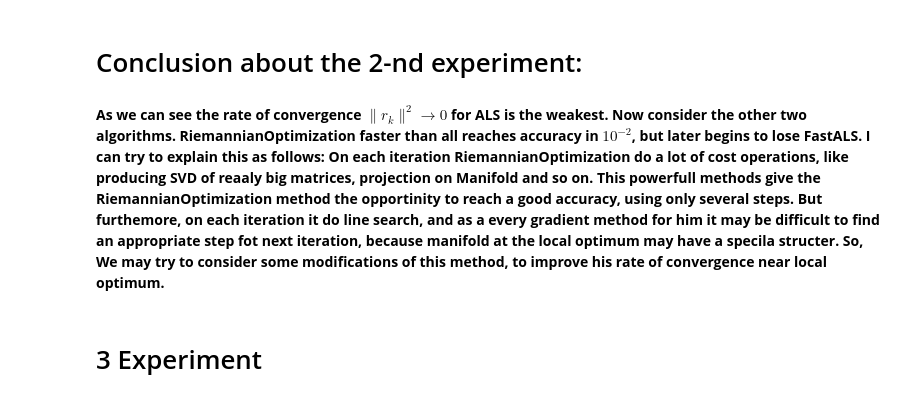
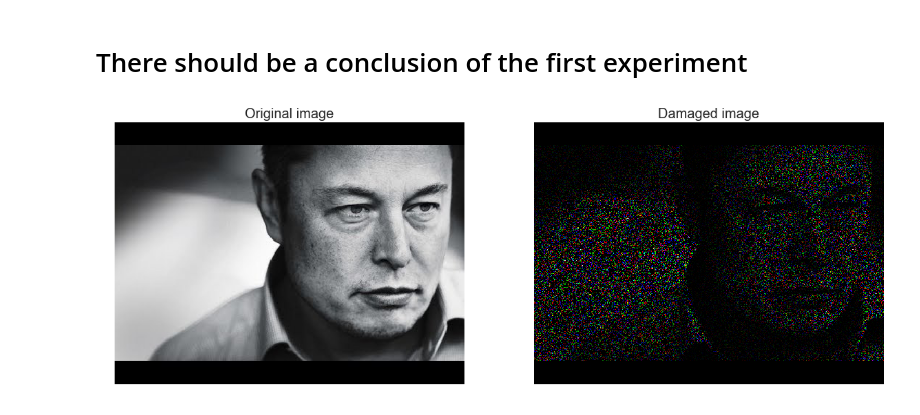
Before and after one commit to svmakarychev/Matrix-Completion, a Jupyter notebook: Experiments.ipynb, the cells around one changed output. Cells and saved outputs as stored; diff of their text form; code cells hidden in the pictures.

```diff
--- a/Experiments.ipynb
+++ b/Experiments.ipynb
@@ -177,6 +115,34 @@ plot.legend(loc = 'upper right', prop={'size': 20})
-# %% [markdown]
-# Conclusion about the 2-nd experiment:
-# %% [markdown]
-**As we can see the rate of convergence $\|r_k\|^2 \to 0$ for ALS is the weakest. Now consider the other two algorithms. RiemannianOptimization faster than all reaches accuracy in $10^{-2}$, but later begins to lose FastALS. I can try to explain this as follows: On each iteration RiemannianOptimization do a lot of cost operations, like producing SVD of reaaly big matrices, projection on Manifold and so on. This powerfull methods give the RiemannianOptimization method the opportinity to reach a good accuracy, using only several steps. But furthemore, on each iteration it do line search, and as a every gradient method for him it may be difficult to find an appropriate step fot next iteration, because manifold at the local optimum may have a specila structer. So, We may try to consider some modifications of this method, to improve his rate of convergence near local optimum.**
-# %% [markdown]
- # 3 Experiment
+# %% [markdown]
+# There should be a conclusion of the first experiment
+# %%
+def create_damaged_image_for_als(image, damage_ratio, plot_image=False):
+    """
+
+    This function creates matrix with missed values from given matrix of image.
+    Returns initial image, image with NaNs after removing some values and damaged image, where all NaNs are replaced with 0
+
+    """
+    np.random.seed(25)
+    img = np.array(Image.open(image, mode='r'), dtype=np.uint8)
+
+    damage = np.random.binomial(n=1, p=1-damage_ratio, size=img.shape)
+    damaged_img = np.where(damage == 0, np.nan, img)
+    damaged_without_nans = np.array(np.where(damage == 0, 0, img), dtype=np.uint8)
+
+    if plot_image:
+        plt.figure(figsize=(20, 10))
+        plt.subplot(121)
+        plt.imshow(img)
+        plt.axis('off')
+        plt.title('Original image', fontsize=20)
+
+        plt.subplot(122)
+        plt.imshow(damaged_without_nans)
+        plt.axis('off')
+        plt.title('Damaged image', fontsize=20)
+
+    return img, damaged_img, damaged_without_nans
+# %%
+img, damaged_img, damaged_img_no_nans = create_damaged_image_for_als('Mask_Ilon_small.jpg', 0.9, True)
+# %% [output]
+[figure, added]
```
Also changed, not shown: parts of 19 cells of this notebook.
